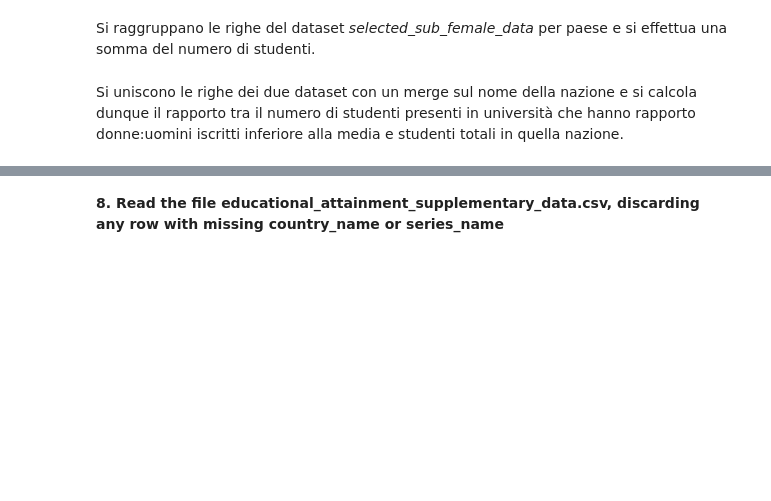
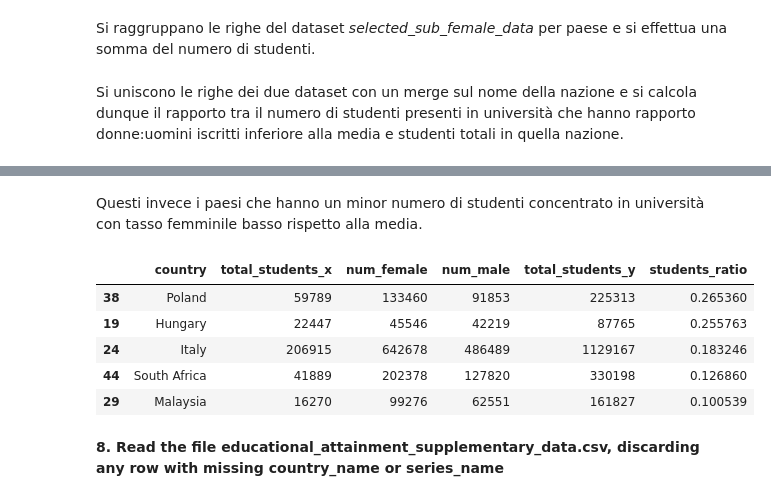
Before and after one commit to martinotenconi/Foundations-of-Computer-Science, a Jupyter notebook: FoCS.ipynb, the cells around one changed output, grey strips where cells are left out. Saved outputs shown, nothing was run; the diff lists cells and outputs as text; code cells hidden in the pictures; blank space fills up the shorter version.

```diff
--- a/FoCS.ipynb
+++ b/FoCS.ipynb
@@ -433,3 +538,14 @@ country_data
+# %% [markdown]
+Questi invece i paesi che hanno un minor numero di studenti concentrato in università con tasso femminile basso rispetto alla media.
+# %%
+sorted_country_data.tail()
+# %% [output]
+|  | country | total_students_x | num_female | num_male | total_students_y | students_ratio |
+| 38 | Poland | 59789 | 133460 | 91853 | 225313 | 0.265360 |
+| 19 | Hungary | 22447 | 45546 | 42219 | 87765 | 0.255763 |
+| 24 | Italy | 206915 | 642678 | 486489 | 1129167 | 0.183246 |
+| 44 | South Africa | 41889 | 202378 | 127820 | 330198 | 0.126860 |
+| 29 | Malaysia | 16270 | 99276 | 62551 | 161827 | 0.100539 |
 # %% [markdown]
 **8. Read the file educational_attainment_supplementary_data.csv, discarding any row with missing country_name or series_name**
 # %%
```
Also changed, not shown: parts of 27 cells of this notebook.
